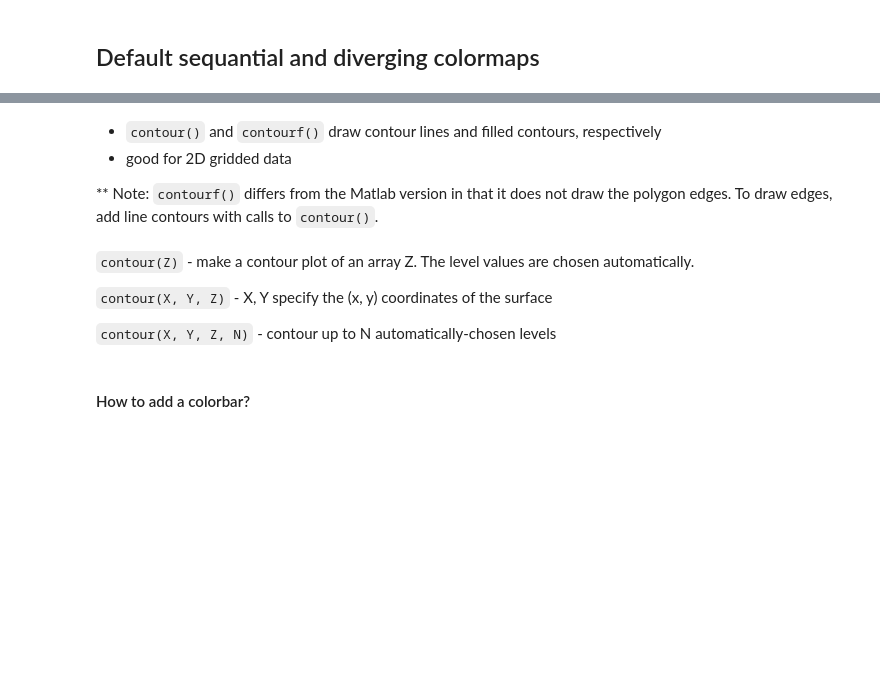
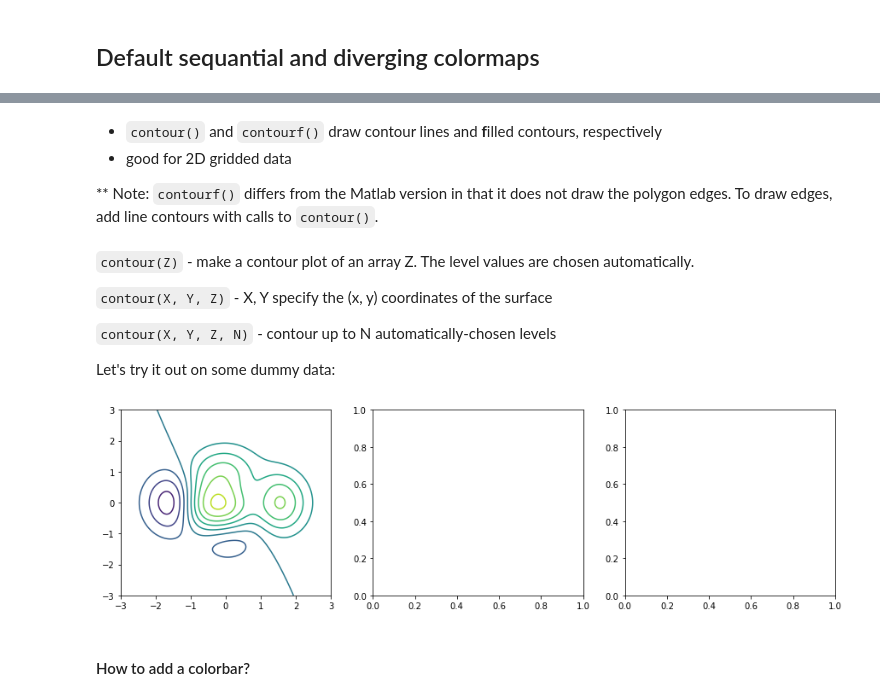
Before and after one commit to ueapy/ppd_python, a Jupyter notebook: notebooks/05-Matplotlib.ipynb, the cells around one changed output, grey strips where cells are left out. Saved outputs shown, nothing was run; the diff lists cells and outputs as text; code cells hidden in the pictures; blank space fills up the shorter version.

```diff
--- a/notebooks/05-Matplotlib.ipynb
+++ b/notebooks/05-Matplotlib.ipynb
@@ -314,5 +347,5 @@ A good colormap is perceptually uniform, intuitively suits the data being plotte
 # %% [markdown]
-* `contour()` and `contourf()` draw contour lines and filled contours, respectively
+* `contour()` and `contourf()` draw contour lines and <b>f</b>illed contours, respectively
 * good for 2D gridded data
 
 ** Note: `contourf()` differs from the Matlab version in that it does not draw the polygon edges. To draw edges, add line contours with calls to `contour()`.
@@ -322,6 +355,8 @@ A good colormap is perceptually uniform, intuitively suits the data being plotte
 `contour(X, Y, Z)` - X, Y specify the (x, y) coordinates of the surface
 
 `contour(X, Y, Z, N)` - contour up to N automatically-chosen levels
+
+Let's try it out on some dummy data:
 # %%
 # Generate some data
 def f(x,y):
@@ -334,10 +369,12 @@ X,Y = np.meshgrid(x,y) # repeat x y times and y x times
 # %%
 # Plot contour and contourf
 fig, (ax1, ax2, ax3) = plt.subplots(1, 3, figsize=(15, 4))
 ax1.contour(X, Y, f(X,Y), 10);
-ax2.contourf(X, Y, f(X,Y), 10);
-ax3.contour(X, Y, f(X,Y), 10, colors='k');
-ax3.contourf(X, Y, f(X,Y), 10);
+# ax2.contourf(X, Y, f(X,Y), 10);
+# ax3.contour(X, Y, f(X,Y), 10, colors='k');
+# ax3.contourf(X, Y, f(X,Y), 10);
+# %% [output]
+[figure, added]
 # %% [markdown]
 #### How to add a colorbar?
 # %% [markdown]
```
Also changed, not shown: parts of 63 cells of this notebook, 4 other files.
